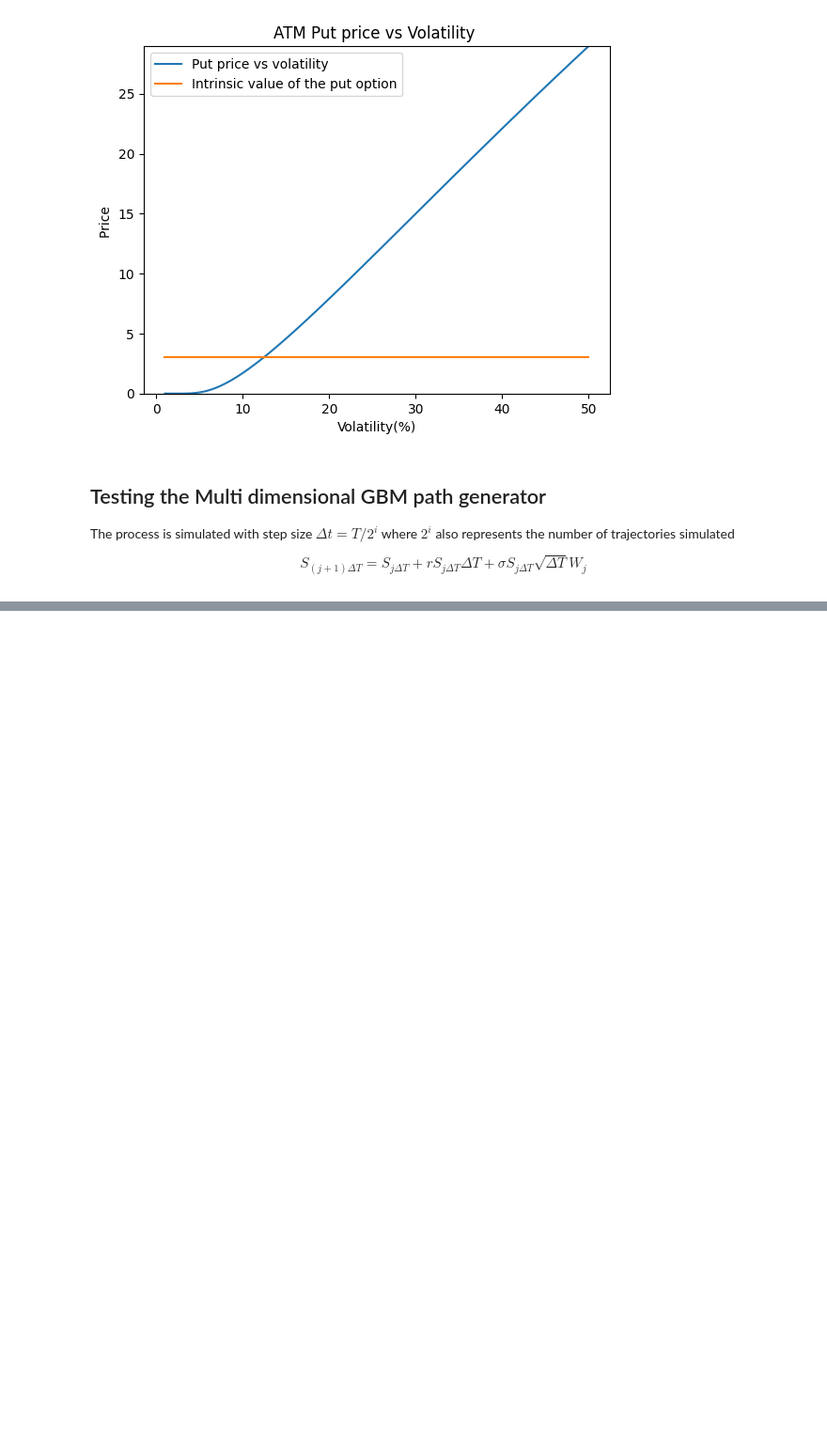
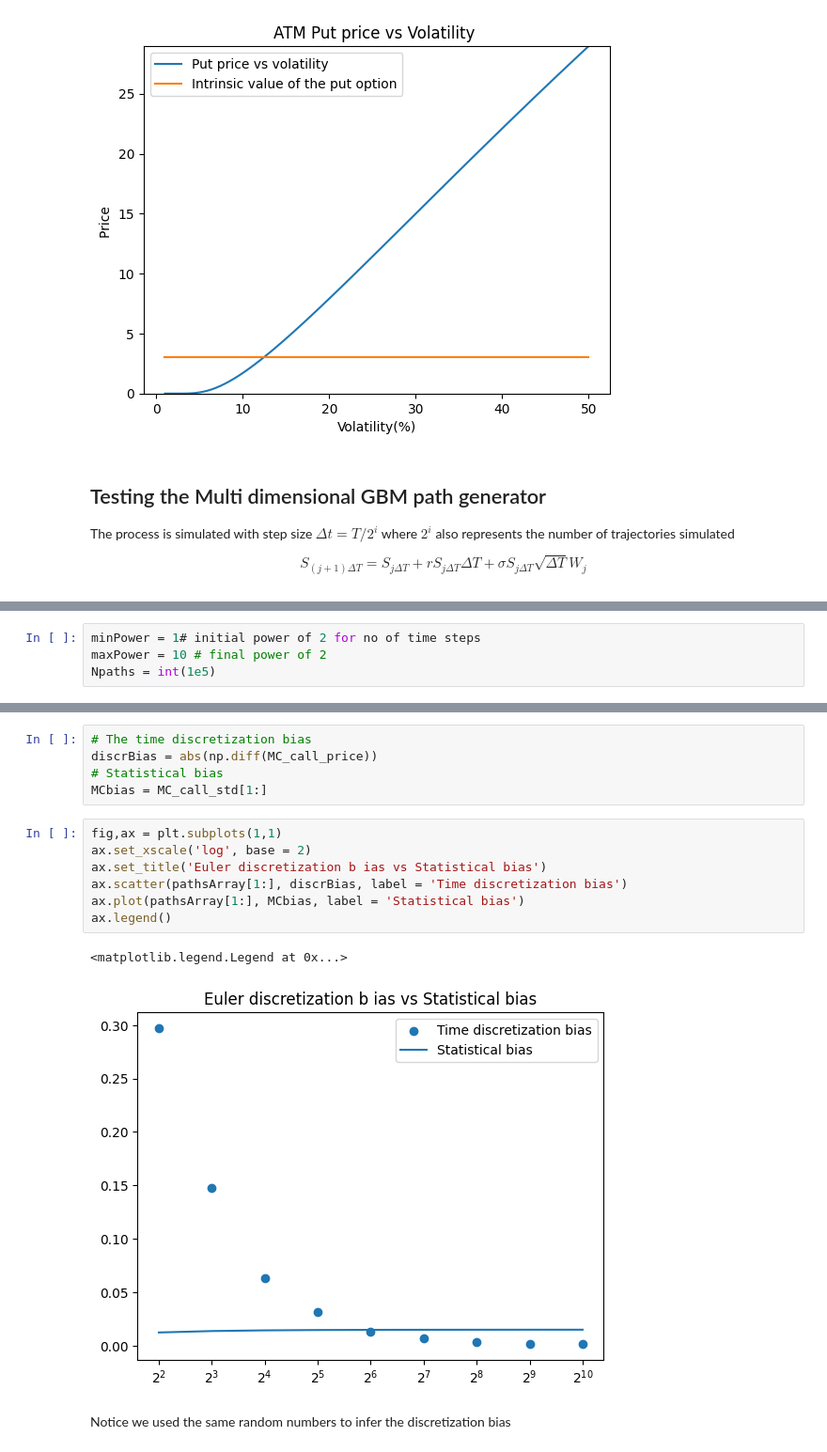
Before and after one commit to CioriiaCristian/quantitativeProjects, a Jupyter notebook: _001_Vanilla_Options_Black_Scholes/1_Vanilla_Black_Scholes.ipynb, the cells around one changed output, grey strips where cells are left out. Shown at 94% size. Cells and saved outputs as stored; diff of their text form; blank space fills up the shorter version.

```diff
--- a/_001_Vanilla_Options_Black_Scholes/1_Vanilla_Black_Scholes.ipynb
+++ b/_001_Vanilla_Options_Black_Scholes/1_Vanilla_Black_Scholes.ipynb
@@ -544,0 +472,4 @@ callStdDevResults = np.std(callArray, axis = 1)
+# %%
+minPower = 1# initial power of 2 for no of time steps
+maxPower = 10 # final power of 2
+Npaths = int(1e5)
@@ -572,0 +541,17 @@ The time taken to reach accuracy of 2.10 % using multi dimensional Monte Carlo i
+# %%
+# The time discretization bias
+discrBias = abs(np.diff(MC_call_price))
+# Statistical bias
+MCbias = MC_call_std[1:]
+# %%
+fig,ax = plt.subplots(1,1)
+ax.set_xscale('log', base = 2)
+ax.set_title('Euler discretization b ias vs Statistical bias')
+ax.scatter(pathsArray[1:], discrBias, label = 'Time discretization bias')
+ax.plot(pathsArray[1:], MCbias, label = 'Statistical bias')
+ax.legend()
+# %% [output]
+<matplotlib.legend.Legend at 0x...>
+[figure, added]
+# %% [markdown]
+Notice we used the same random numbers to infer the discretization bias
```
Also changed, not shown: parts of 39 cells of this notebook, 29 other files.
